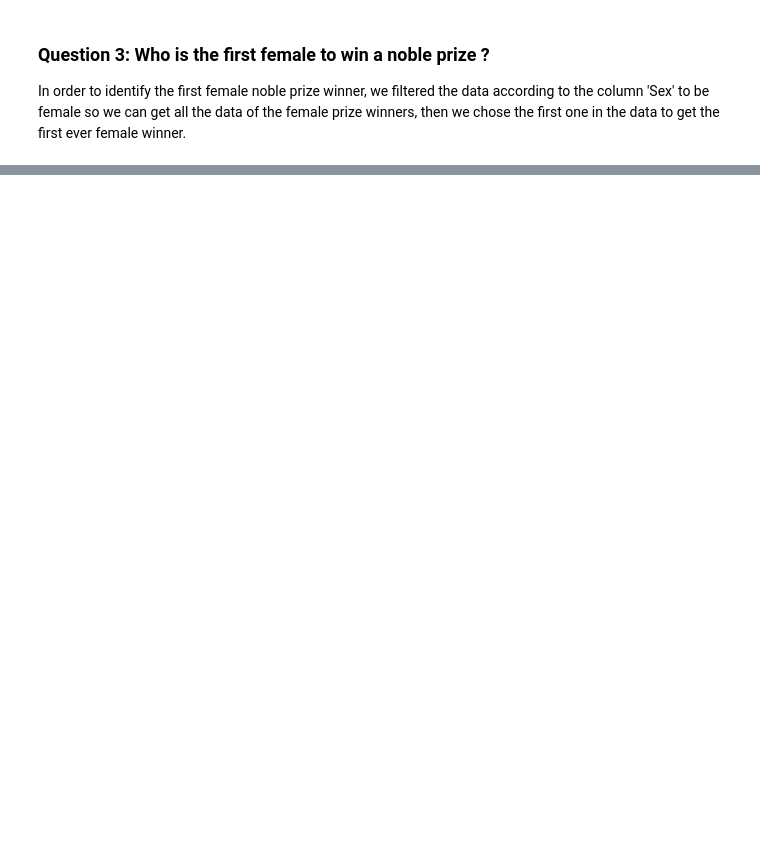
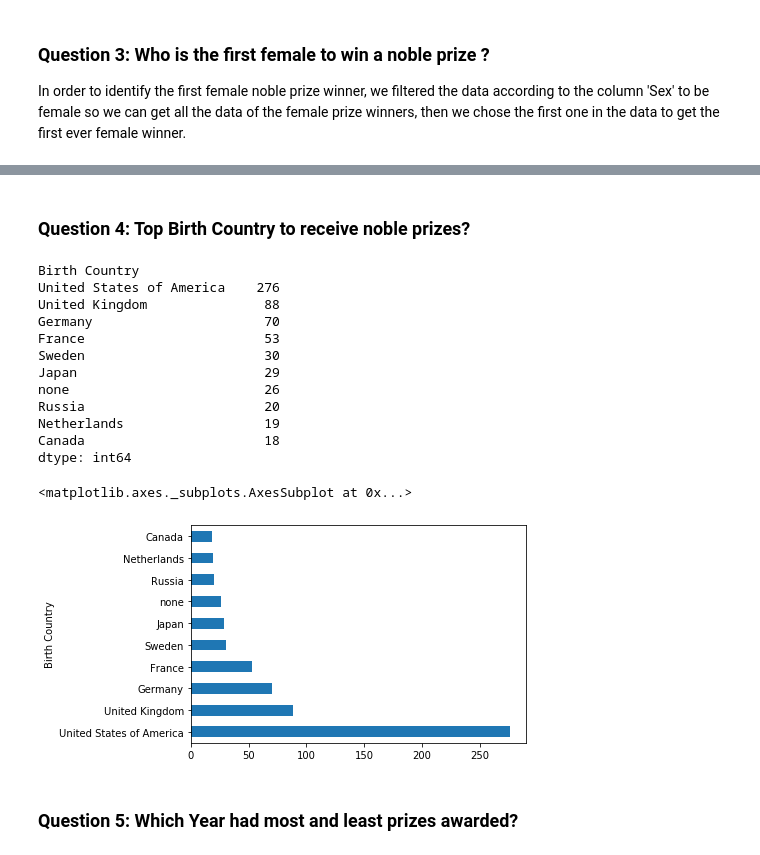
Before and after one commit to ylkhayat/de-noble-prizes, a Jupyter notebook: de-final.ipynb, the cells around one changed output, grey strips where cells are left out. Cells and saved outputs as stored; diff of their text form; code cells hidden in the pictures; blank space fills up the shorter version.

Commit message:
added questions 4 - 7

```diff
--- a/de-final.ipynb
+++ b/de-final.ipynb
@@ -193,0 +270,22 @@ female_noble_winners.head(1)[['Year','Category','Full Name','Age']]
+# %% [markdown]
+### Question 4: Top Birth Country to receive noble prizes?
+# %%
+print(cleaned_nps_df.groupby(['Birth Country']).size().sort_values(ascending=False).head(10))
+cleaned_nps_df.groupby(['Birth Country']).size().sort_values(ascending=False).head(10).plot(kind='barh')
+# %% [output]
+Birth Country
+United States of America    276
+United Kingdom               88
+Germany                      70
+France                       53
+Sweden                       30
+Japan                        29
+none                         26
+Russia                       20
+Netherlands                  19
+Canada                       18
+dtype: int64
+<matplotlib.axes._subplots.AxesSubplot at 0x...>
+[figure, added]
+# %% [markdown]
+### Question 5: Which Year had most and least prizes awarded?
```
Also changed, not shown: parts of 17 cells of this notebook.
